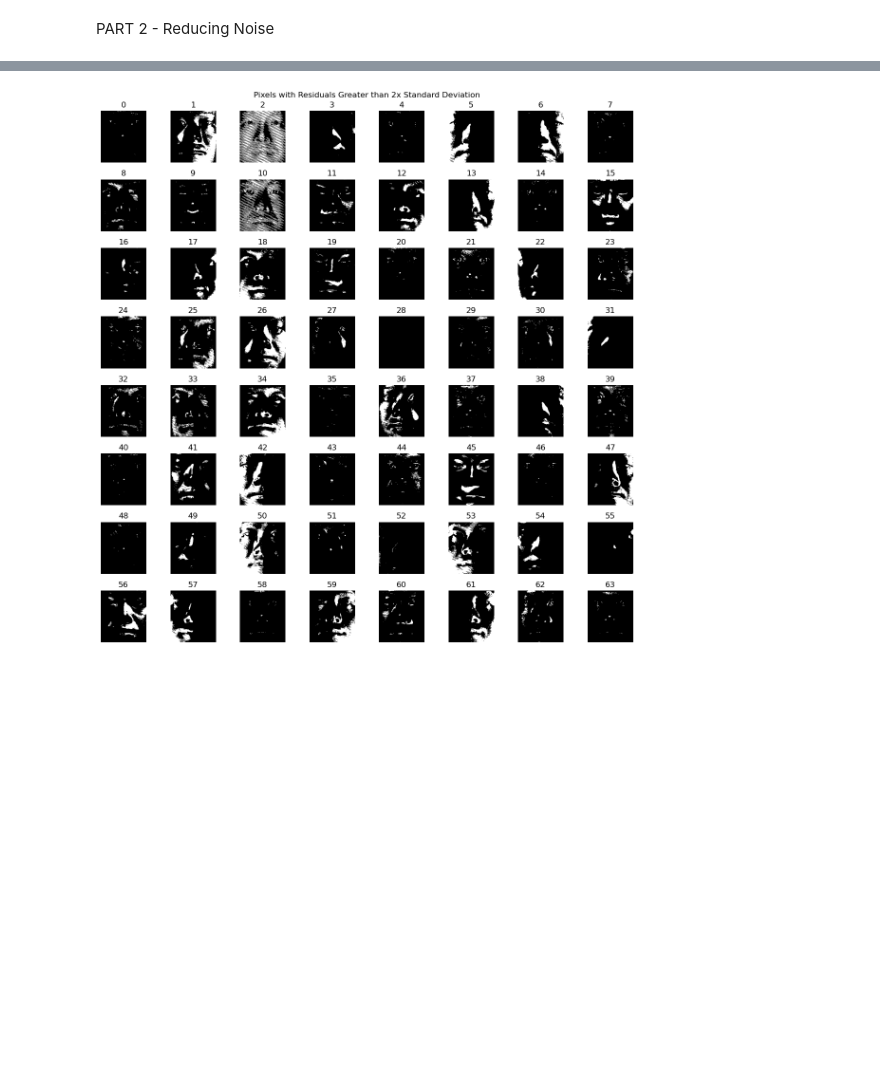
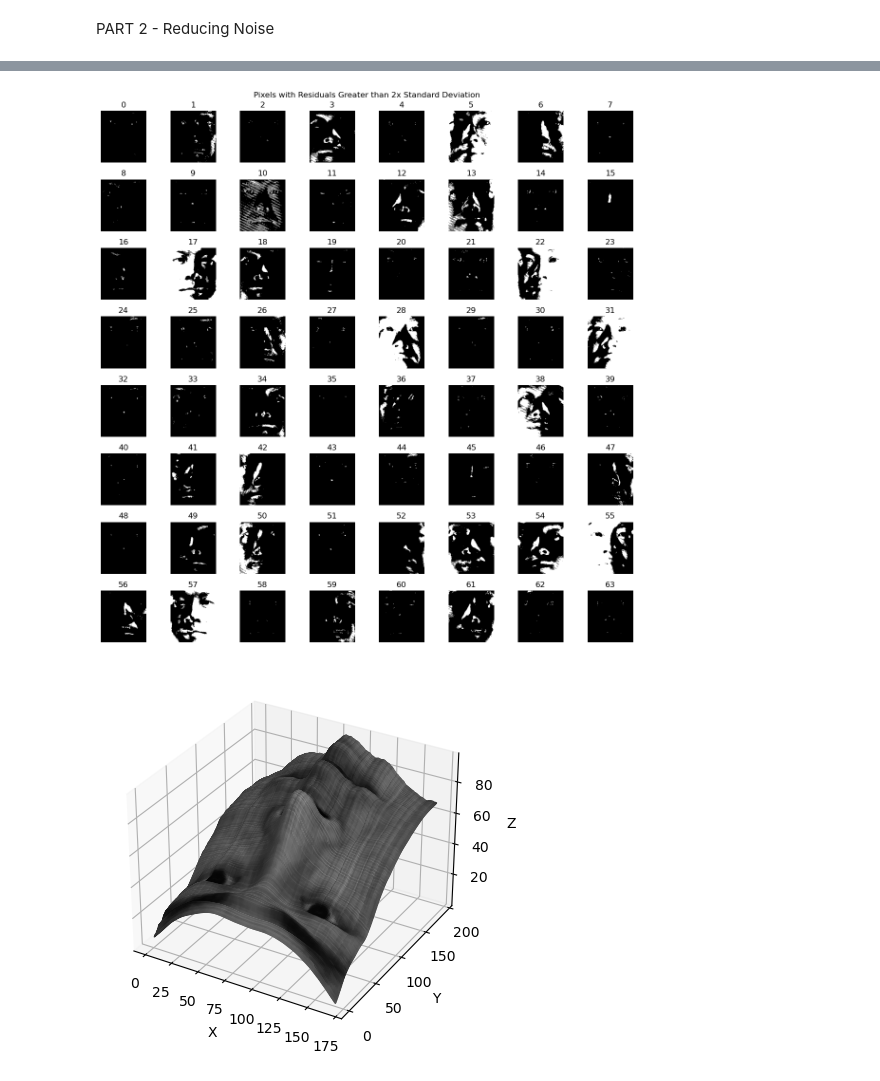
Before and after one commit to AmelineA2003/AMME5710, a Jupyter notebook: Assignments/A1/Question_1/Q1.ipynb, the cells around one changed output, grey strips where cells are left out. Cells and saved outputs as stored; diff of their text form; code cells hidden in the pictures; blank space fills up the shorter version.

```diff
--- a/Assignments/A1/Question_1/Q1.ipynb
+++ b/Assignments/A1/Question_1/Q1.ipynb
@@ -39,20 +39,8 @@ def find_height_map(surface_normals, integration_method):
    sn_z = surface_normals[:,:,2]
 
    # Computing partial derivatives REMOVE NEGATIVE
-   # delta_x = -sn_x/sn_z
-   # delta_y = -sn_y/sn_z
-
-   epsilon = 1e-5
-   valid = np.abs(sn_z) > epsilon
-
-   # Initialize with zeros
-   delta_x = np.zeros_like(sn_z)
-   delta_y = np.zeros_like(sn_z)
-
-   #Only divide where sn_z is large enough
-   delta_x[valid] = sn_x[valid] / sn_z[valid]
-   delta_y[valid] = sn_y[valid] / sn_z[valid]
-
+   delta_x = sn_x/sn_z
+   delta_y = sn_y/sn_z
 
    # Initialise height_map
    row, col = sn_x.shape
@@ -312,7 +292,12 @@ plot_face_3d(height_map_residuals_01, albedo_residuals_01)
 # %%
-residuals_02 = compute_residuals(images_02, albedo_02, light_directions_02, surface_normals_02)
+residual_mask_02, residuals_02 = compute_residuals(images_02, albedo_02, light_directions_02, surface_normals_02)
 
-plot_residual_magnitude(residuals_02)
+plot_residual_magnitude(residual_mask_02)
+
+albedo_residuals_02, normal_residuals_02 = find_albedo_normals_residuals(images_02, light_directions_02, residual_mask_02)
+height_map_residuals_02 = find_height_map(normal_residuals_02, integration_method)
+plot_face_3d(height_map_residuals_02, albedo_residuals_02)
 # %% [output]
-[figure, old version]
+[figure, new version]
+[figure, added]
 # %%
```
Also changed, not shown: parts of 4 cells of this notebook.
